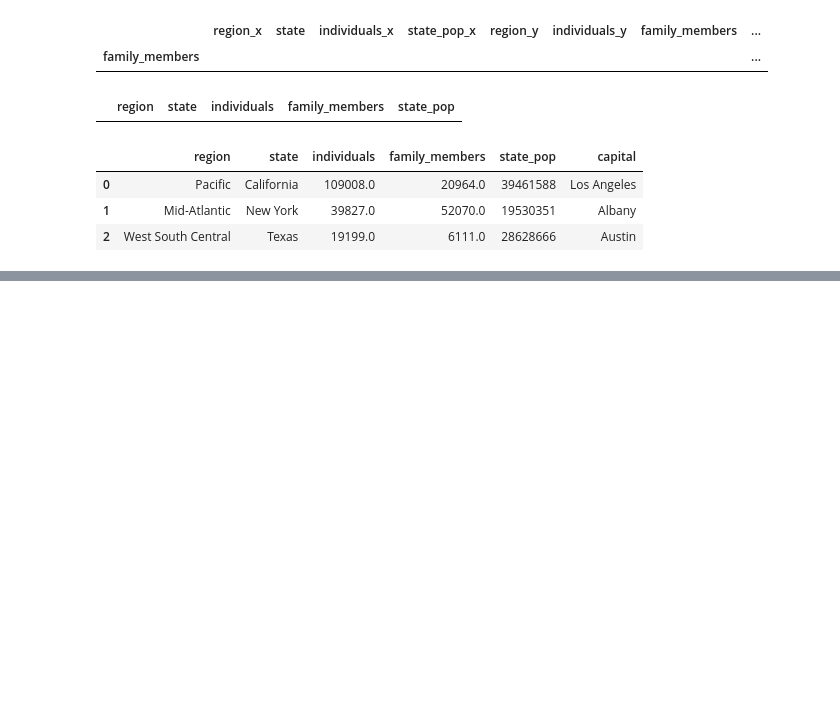
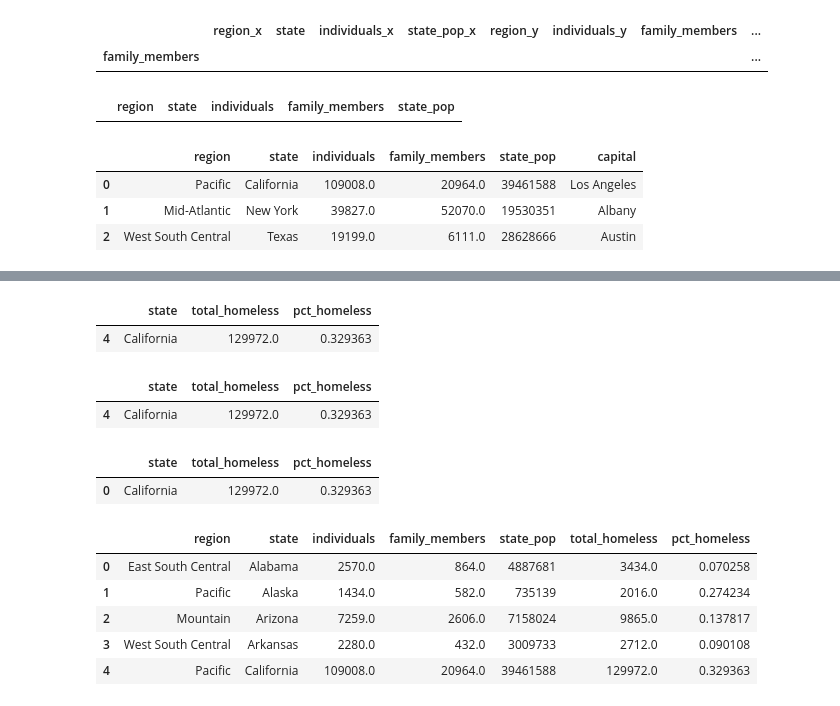
Before and after one commit to Nyamwala/My-Python-Class, a Jupyter notebook: PyData-Module/Pandas-and-Python.ipynb, the cells around one changed output, grey strips where cells are left out. Saved outputs shown, nothing was run; the diff lists cells and outputs as text; code cells hidden in the pictures; blank space fills up the shorter version.

```diff
--- a/PyData-Module/Pandas-and-Python.ipynb
+++ b/PyData-Module/Pandas-and-Python.ipynb
@@ -441,0 +609,27 @@ merged.head()
+# %%
+gt10k_homeless = state_and_total_only[state_and_total_only["total_homeless"] > 10000]
+gt10k_homeless
+# %% [output]
+|  | state | total_homeless | pct_homeless |
+| 4 | California | 129972.0 | 0.329363 |
+# %%
+gt10k_homeless.reset_index()
+gt10k_homeless
+# %% [output]
+|  | state | total_homeless | pct_homeless |
+| 4 | California | 129972.0 | 0.329363 |
+# %%
+no_index_gt10k = gt10k_homeless.reset_index(drop=True)
+no_index_gt10k
+# %% [output]
+|  | state | total_homeless | pct_homeless |
+| 0 | California | 129972.0 | 0.329363 |
+# %%
+df.head(5)
+# %% [output]
+|  | region | state | individuals | family_members | state_pop | total_homeless | pct_homeless |
+| 0 | East South Central | Alabama | 2570.0 | 864.0 | 4887681 | 3434.0 | 0.070258 |
+| 1 | Pacific | Alaska | 1434.0 | 582.0 | 735139 | 2016.0 | 0.274234 |
+| 2 | Mountain | Arizona | 7259.0 | 2606.0 | 7158024 | 9865.0 | 0.137817 |
+| 3 | West South Central | Arkansas | 2280.0 | 432.0 | 3009733 | 2712.0 | 0.090108 |
+| 4 | Pacific | California | 109008.0 | 20964.0 | 39461588 | 129972.0 | 0.329363 |
```
Also changed, not shown: parts of 21 cells of this notebook, 6 other files.
